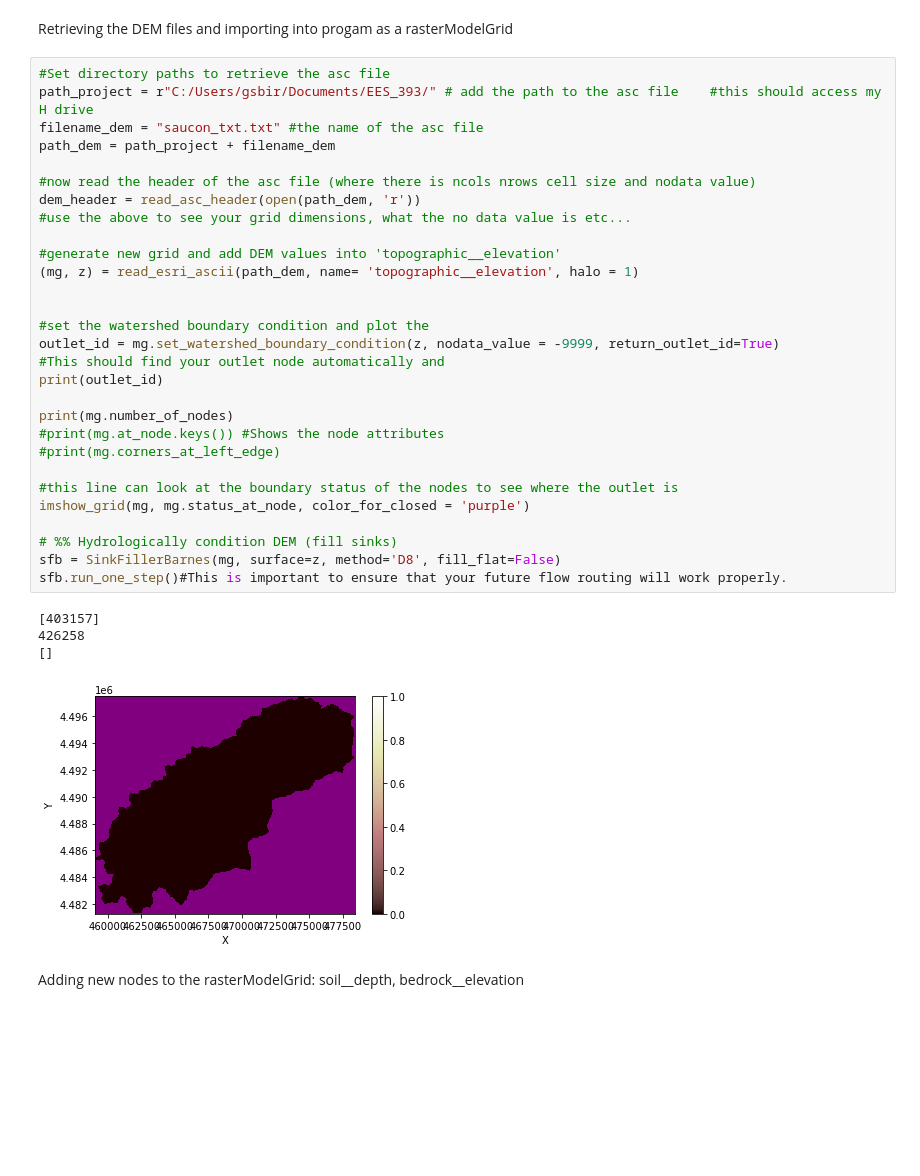
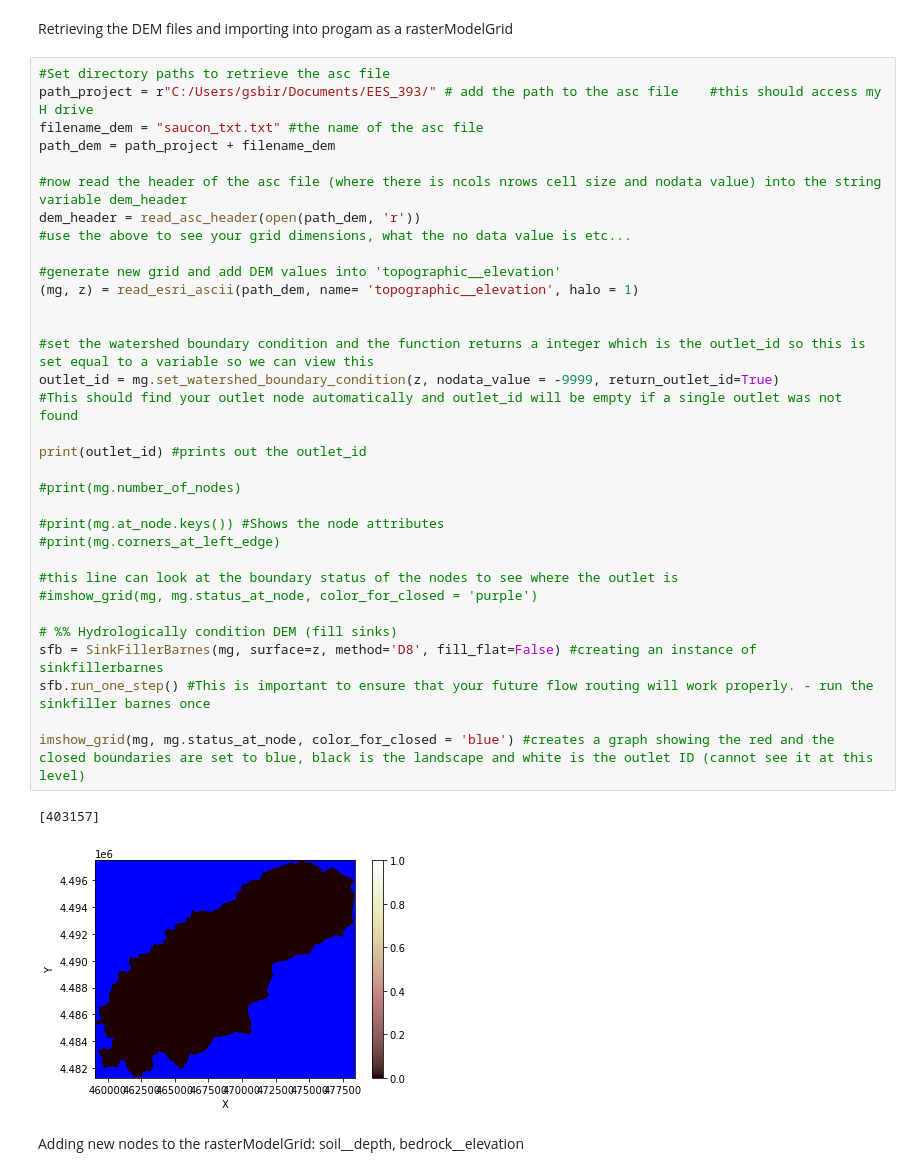
Before and after one commit to gsb223/landlabwork, a Jupyter notebook: testing_code/spaceModel.ipynb, the cells around one changed output. Cells and saved outputs as stored; diff of their text form; blank space fills up the shorter version.

```diff
--- a/testing_code/spaceModel.ipynb
+++ b/testing_code/spaceModel.ipynb
@@ -29,37 +24,39 @@ Retrieving the DEM files and importing into progam as a rasterModelGrid
 # %%
 #Set directory paths to retrieve the asc file
 path_project = r"C:/Users/gsbir/Documents/EES_393/" # add the path to the asc file    #this should access my H drive
 filename_dem = "saucon_txt.txt" #the name of the asc file
 path_dem = path_project + filename_dem
 
-#now read the header of the asc file (where there is ncols nrows cell size and nodata value)
+#now read the header of the asc file (where there is ncols nrows cell size and nodata value) into the string variable dem_header
 dem_header = read_asc_header(open(path_dem, 'r'))
 #use the above to see your grid dimensions, what the no data value is etc...
 
 #generate new grid and add DEM values into 'topographic__elevation'
 (mg, z) = read_esri_ascii(path_dem, name= 'topographic__elevation', halo = 1)
 
 
-#set the watershed boundary condition and plot the
+#set the watershed boundary condition and the function returns a integer which is the outlet_id so this is set equal to a variable so we can view this
 outlet_id = mg.set_watershed_boundary_condition(z, nodata_value = -9999, return_outlet_id=True)
-#This should find your outlet node automatically and
-print(outlet_id)
+#This should find your outlet node automatically and outlet_id will be empty if a single outlet was not found
 
-print(mg.number_of_nodes)
+print(outlet_id) #prints out the outlet_id
+
+#print(mg.number_of_nodes)
+
 #print(mg.at_node.keys()) #Shows the node attributes
 #print(mg.corners_at_left_edge)
 
 #this line can look at the boundary status of the nodes to see where the outlet is
-imshow_grid(mg, mg.status_at_node, color_for_closed = 'purple')
+#imshow_grid(mg, mg.status_at_node, color_for_closed = 'purple')
 
 # %% Hydrologically condition DEM (fill sinks)
-sfb = SinkFillerBarnes(mg, surface=z, method='D8', fill_flat=False)
-sfb.run_one_step()#This is important to ensure that your future flow routing will work properly.
+sfb = SinkFillerBarnes(mg, surface=z, method='D8', fill_flat=False) #creating an instance of sinkfillerbarnes
+sfb.run_one_step() #This is important to ensure that your future flow routing will work properly. - run the sinkfiller barnes once
+
+imshow_grid(mg, mg.status_at_node, color_for_closed = 'blue') #creates a graph showing the red and the closed boundaries are set to blue, black is the landscape and white is the outlet ID (cannot see it at this level)
 # %% [output]
 [403157]
-426258
-[]
-[figure, old version]
+[figure, new version]
 # %% [markdown]
 Adding new nodes to the rasterModelGrid: soil__depth, bedrock__elevation
 # %%
```
Also changed, not shown: parts of 11 cells of this notebook, 3 other files.
